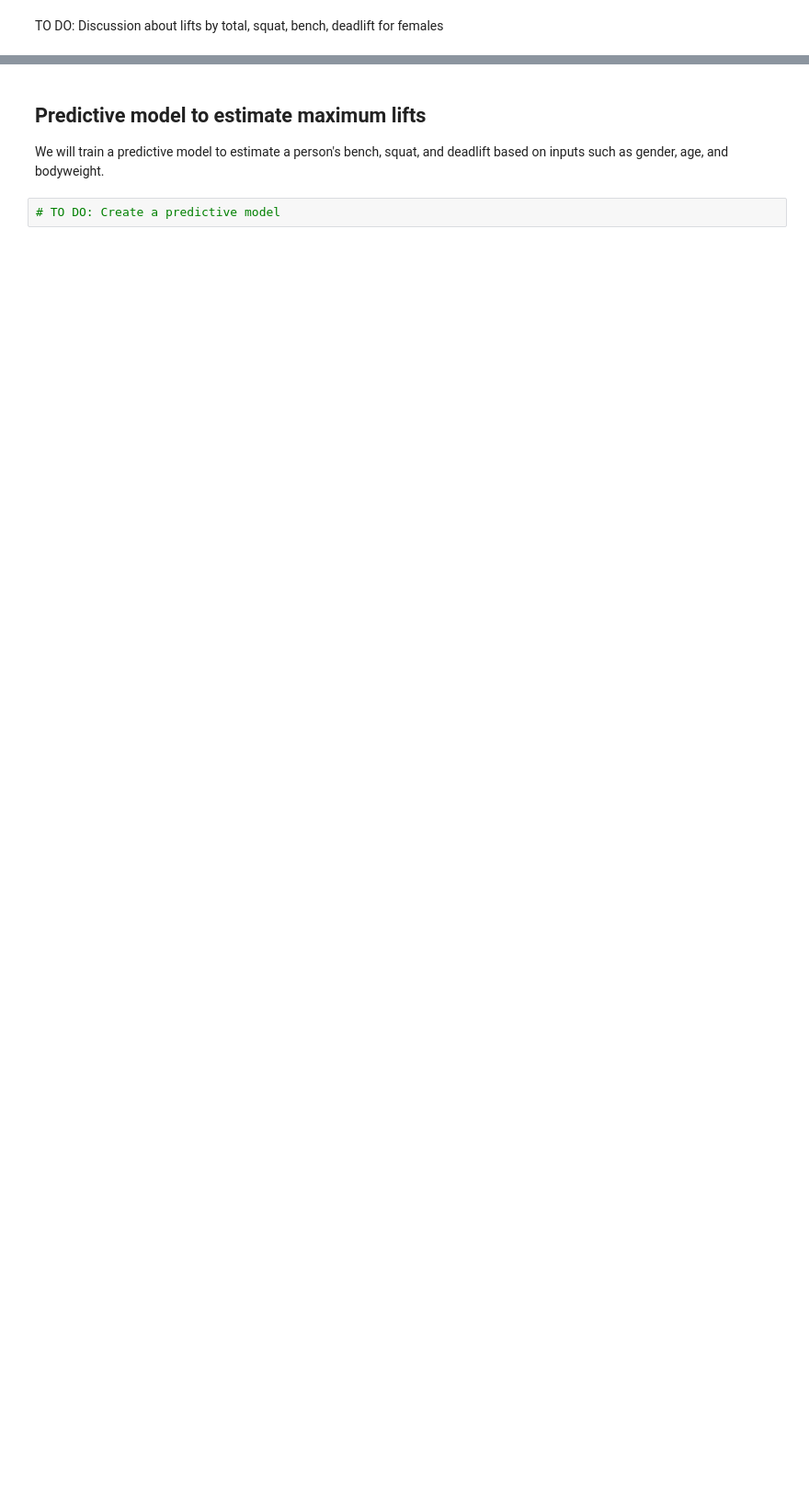
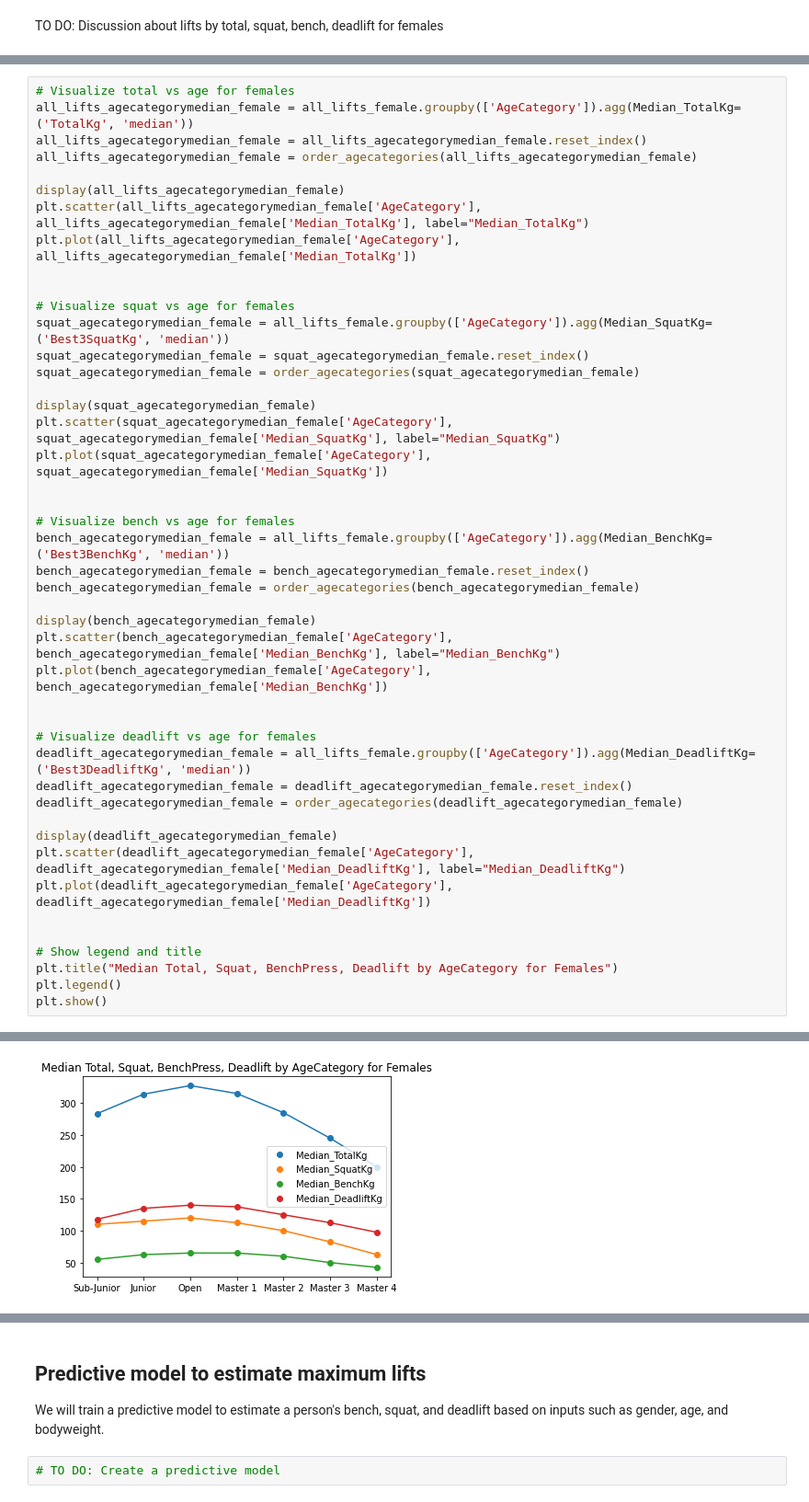
Before and after one commit to kim-jason/PowerliftingDataset, a Jupyter notebook: Powerlifting_Data_Science_Project.ipynb, the cells around one changed output, grey strips where cells are left out. Shown at 92% size. Saved outputs shown, nothing was run; the diff lists cells and outputs as text; blank space fills up the shorter version.

```diff
--- a/Powerlifting_Data_Science_Project.ipynb
+++ b/Powerlifting_Data_Science_Project.ipynb
@@ -1048,0 +1384,46 @@ TO DO: Provide overview of the four and their differences and history.
+# %%
+# Visualize total vs age for females
+all_lifts_agecategorymedian_female = all_lifts_female.groupby(['AgeCategory']).agg(Median_TotalKg=('TotalKg', 'median'))
+all_lifts_agecategorymedian_female = all_lifts_agecategorymedian_female.reset_index()
+all_lifts_agecategorymedian_female = order_agecategories(all_lifts_agecategorymedian_female)
+
+display(all_lifts_agecategorymedian_female)
+plt.scatter(all_lifts_agecategorymedian_female['AgeCategory'], all_lifts_agecategorymedian_female['Median_TotalKg'], label="Median_TotalKg")
+plt.plot(all_lifts_agecategorymedian_female['AgeCategory'], all_lifts_agecategorymedian_female['Median_TotalKg'])
+
+
+# Visualize squat vs age for females
+squat_agecategorymedian_female = all_lifts_female.groupby(['AgeCategory']).agg(Median_SquatKg=('Best3SquatKg', 'median'))
+squat_agecategorymedian_female = squat_agecategorymedian_female.reset_index()
+squat_agecategorymedian_female = order_agecategories(squat_agecategorymedian_female)
+
+display(squat_agecategorymedian_female)
+plt.scatter(squat_agecategorymedian_female['AgeCategory'], squat_agecategorymedian_female['Median_SquatKg'], label="Median_SquatKg")
+plt.plot(squat_agecategorymedian_female['AgeCategory'], squat_agecategorymedian_female['Median_SquatKg'])
+
+
+# Visualize bench vs age for females
+bench_agecategorymedian_female = all_lifts_female.groupby(['AgeCategory']).agg(Median_BenchKg=('Best3BenchKg', 'median'))
+bench_agecategorymedian_female = bench_agecategorymedian_female.reset_index()
+bench_agecategorymedian_female = order_agecategories(bench_agecategorymedian_female)
+
+display(bench_agecategorymedian_female)
+plt.scatter(bench_agecategorymedian_female['AgeCategory'], bench_agecategorymedian_female['Median_BenchKg'], label="Median_BenchKg")
+plt.plot(bench_agecategorymedian_female['AgeCategory'], bench_agecategorymedian_female['Median_BenchKg'])
+
+
+# Visualize deadlift vs age for females
+deadlift_agecategorymedian_female = all_lifts_female.groupby(['AgeCategory']).agg(Median_DeadliftKg=('Best3DeadliftKg', 'median'))
+deadlift_agecategorymedian_female = deadlift_agecategorymedian_female.reset_index()
+deadlift_agecategorymedian_female = order_agecategories(deadlift_agecategorymedian_female)
+
+display(deadlift_agecategorymedian_female)
+plt.scatter(deadlift_agecategorymedian_female['AgeCategory'], deadlift_agecategorymedian_female['Median_DeadliftKg'], label="Median_DeadliftKg")
+plt.plot(deadlift_agecategorymedian_female['AgeCategory'], deadlift_agecategorymedian_female['Median_DeadliftKg'])
+
+
+# Show legend and title
+plt.title("Median Total, Squat, BenchPress, Deadlift by AgeCategory for Females")
+plt.legend()
+plt.show()
+# %% [output]
@@ -1048,0 +1462 @@ TO DO: Provide overview of the four and their differences and history.
+[figure, added]
```
Also changed, not shown: parts of 39 cells of this notebook.
